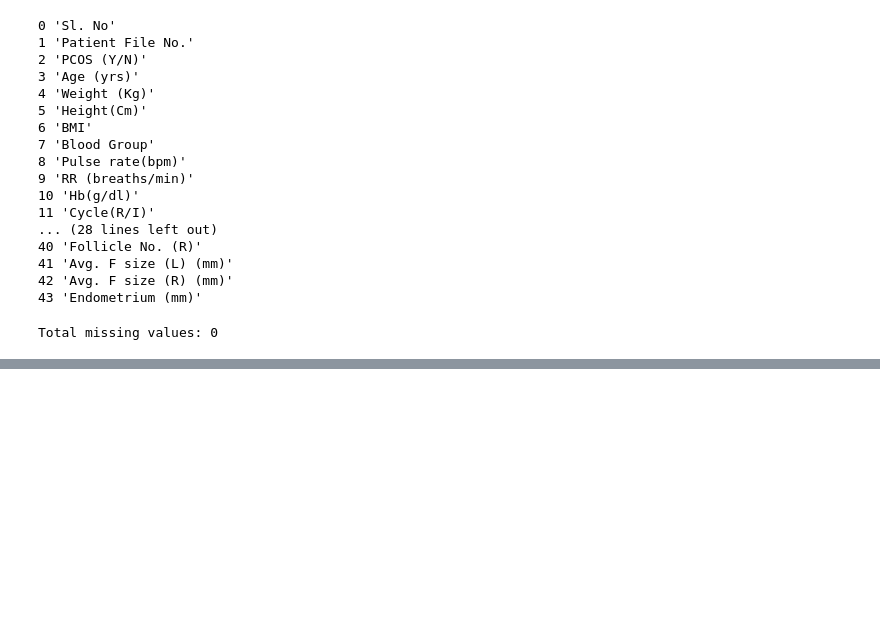
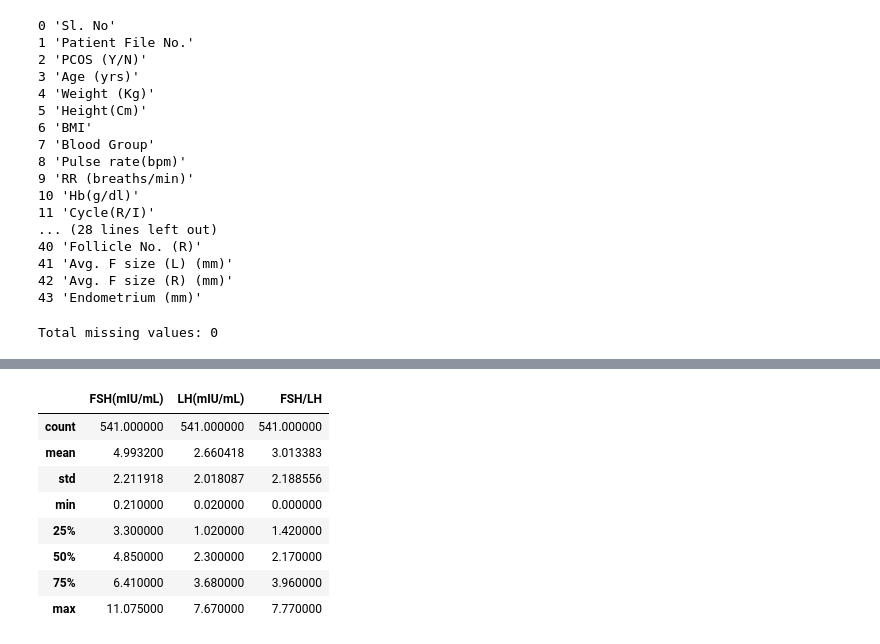
Before and after one commit to Benita2004/Pcos-Xai-Dissertation, a Jupyter notebook: notebooks/02_preprocessing.ipynb, the cells around one changed output, grey strips where cells are left out. Saved outputs shown, nothing was run; the diff lists cells and outputs as text; code cells hidden in the pictures; blank space fills up the shorter version.

```diff
--- a/notebooks/02_preprocessing.ipynb
+++ b/notebooks/02_preprocessing.ipynb
@@ -135,0 +236,13 @@ Total missing values: 0
+# %%
+# Compare hormone statistics after outlier capping
+df[hormone_features].describe()
+# %% [output]
+|  | FSH(mIU/mL) | LH(mIU/mL) | FSH/LH |
+| count | 541.000000 | 541.000000 | 541.000000 |
+| mean | 4.993200 | 2.660418 | 3.013383 |
+| std | 2.211918 | 2.018087 | 2.188556 |
+| min | 0.210000 | 0.020000 | 0.000000 |
+| 25% | 3.300000 | 1.020000 | 1.420000 |
+| 50% | 4.850000 | 2.300000 | 2.170000 |
+| 75% | 6.410000 | 3.680000 | 3.960000 |
+| max | 11.075000 | 7.670000 | 7.770000 |
```
Also changed, not shown: parts of 16 cells of this notebook, 1 other file.
